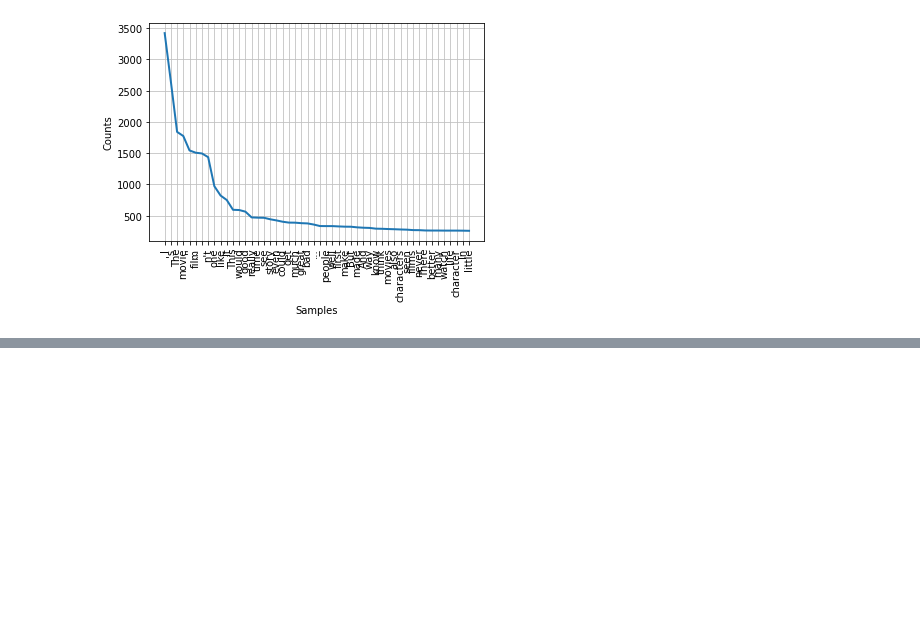
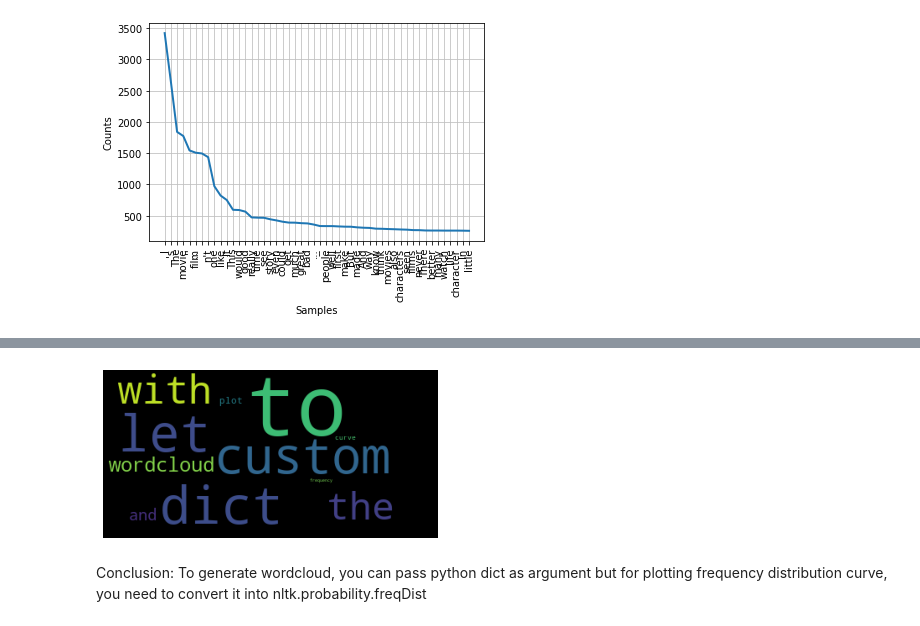
Before and after one commit to Suraez/tensorflow-hands_on, a Jupyter notebook: NLP/IMDB_sentiment_analysis.ipynb, the cells around one changed output, grey strips where cells are left out. Saved outputs shown, nothing was run; the diff lists cells and outputs as text; code cells hidden in the pictures; blank space fills up the shorter version.

```diff
--- a/NLP/IMDB_sentiment_analysis.ipynb
+++ b/NLP/IMDB_sentiment_analysis.ipynb
@@ -201,0 +266,13 @@ plt.show()
+# %%
+from wordcloud import WordCloud
+wordcloud = WordCloud(max_font_size=100)
+
+wordcloud.generate_from_frequencies(randomWordDict)
+plt.figure()
+plt.imshow(wordcloud)
+plt.axis("off")
+plt.show()
+# %% [output]
+[figure, added]
+# %% [markdown]
+Conclusion: To generate wordcloud, you can pass python dict as argument but for plotting frequency distribution curve, you need to convert it into nltk.probability.freqDist
```
Also changed, not shown: parts of 20 cells of this notebook.
